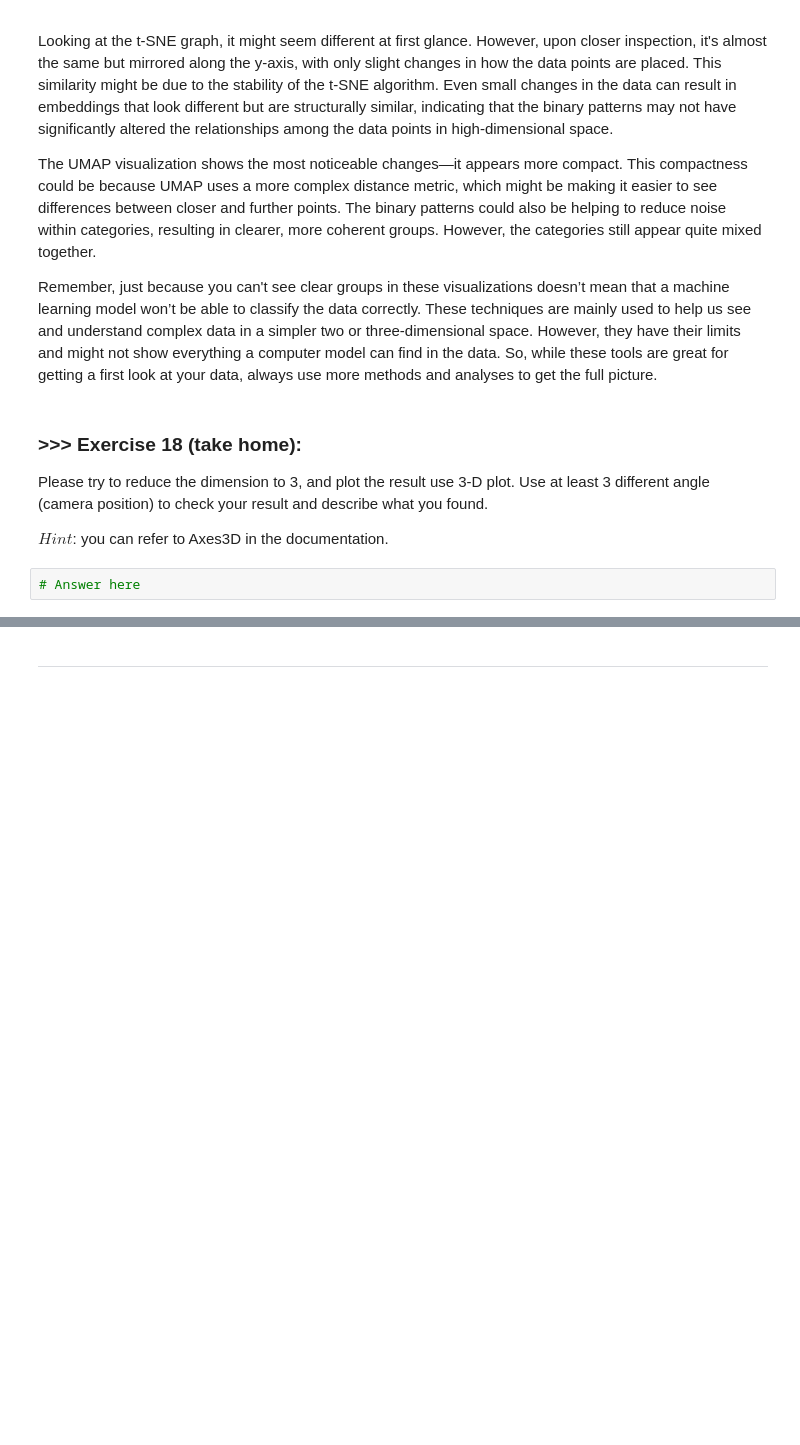
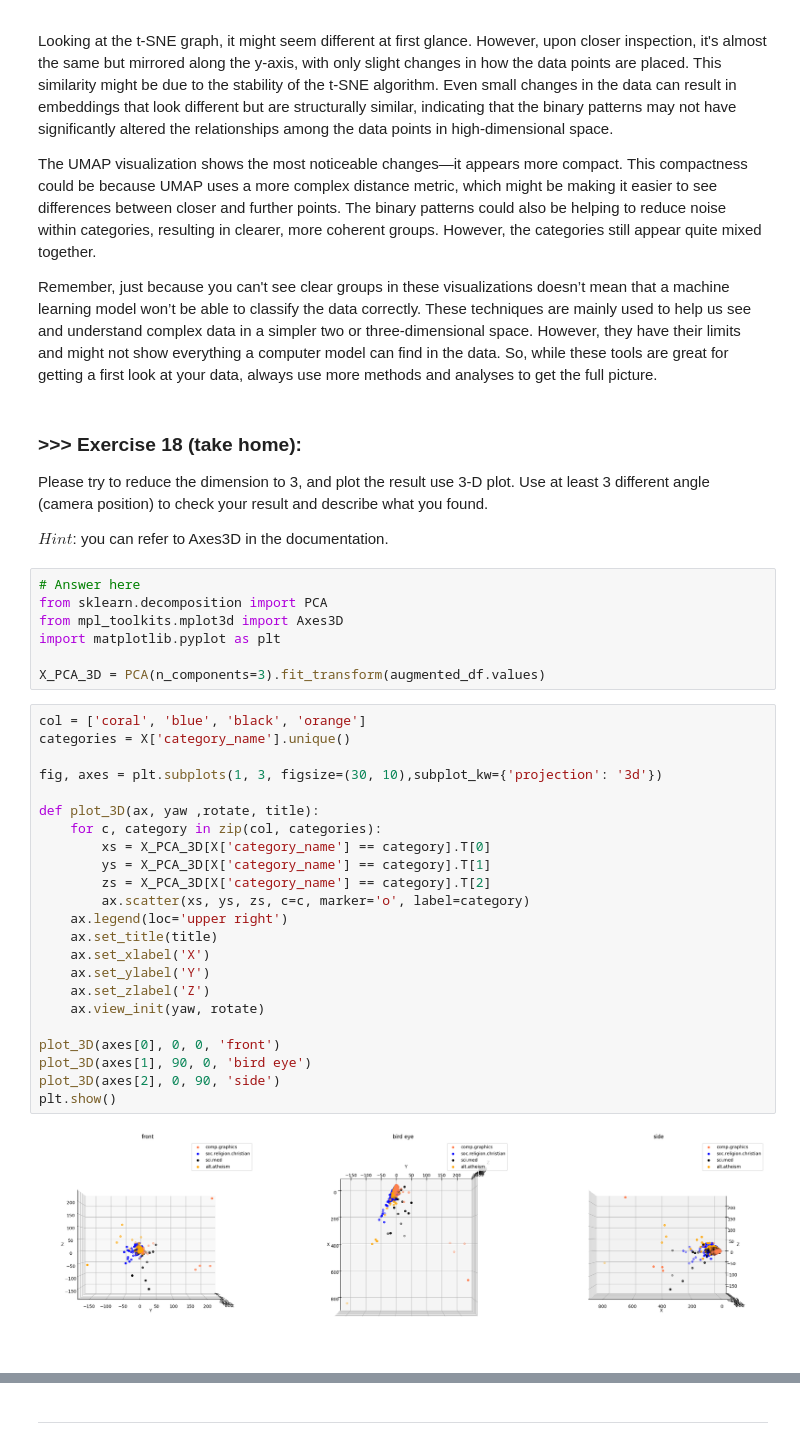
Before and after one commit to JamesHsu1221/DM2024-Lab1-Master, a Jupyter notebook: DM2024-Lab1-Master.ipynb, the cells around one changed output, grey strips where cells are left out. Cells and saved outputs as stored; diff of their text form; blank space fills up the shorter version.

```diff
--- a/DM2024-Lab1-Master.ipynb
+++ b/DM2024-Lab1-Master.ipynb
@@ -2068,5 +2068,35 @@ Remember, just because you can't see clear groups in these visualizations doesn
 Please try to reduce the dimension to 3, and plot the result use 3-D plot. Use at least 3 different angle (camera position) to check your result and describe what you found.
 
 $Hint$: you can refer to Axes3D in the documentation.
-# %%
-# Answer here
+# %%
+# Answer here
+from sklearn.decomposition import PCA
+from mpl_toolkits.mplot3d import Axes3D
+import matplotlib.pyplot as plt
+
+X_PCA_3D = PCA(n_components=3).fit_transform(augmented_df.values)
+# %%
+col = ['coral', 'blue', 'black', 'orange']
+categories = X['category_name'].unique()
+
+fig, axes = plt.subplots(1, 3, figsize=(30, 10),subplot_kw={'projection': '3d'})
+
+def plot_3D(ax, yaw ,rotate, title):
+    for c, category in zip(col, categories):
+        xs = X_PCA_3D[X['category_name'] == category].T[0]
+        ys = X_PCA_3D[X['category_name'] == category].T[1]
+        zs = X_PCA_3D[X['category_name'] == category].T[2]
+        ax.scatter(xs, ys, zs, c=c, marker='o', label=category)
+    ax.legend(loc='upper right')
+    ax.set_title(title)
+    ax.set_xlabel('X')
+    ax.set_ylabel('Y')
+    ax.set_zlabel('Z')
+    ax.view_init(yaw, rotate)
+
+plot_3D(axes[0], 0, 0, 'front')
+plot_3D(axes[1], 90, 0, 'bird eye')
+plot_3D(axes[2], 0, 90, 'side')
+plt.show()
+# %% [output]
+[figure, added]
```
Also changed, not shown: parts of 7 cells of this notebook.
